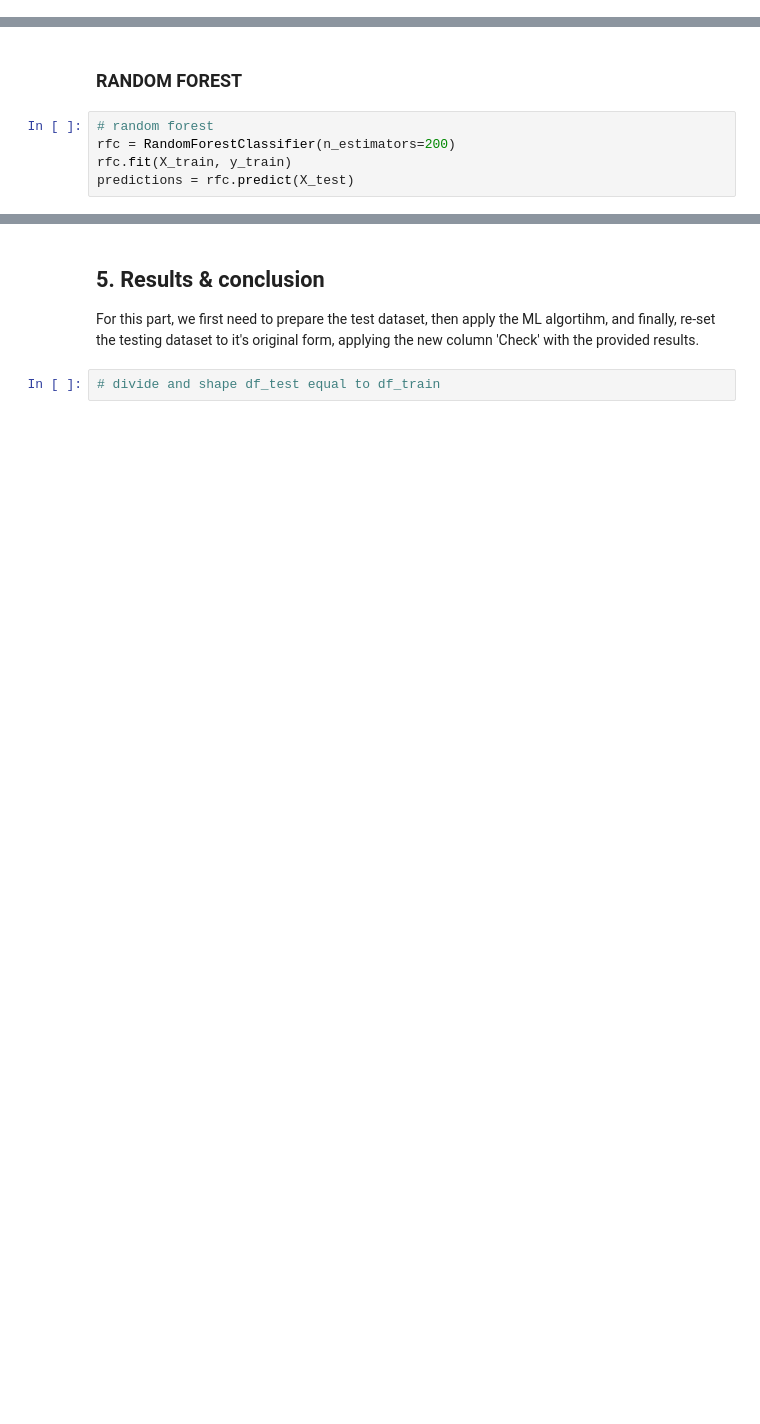
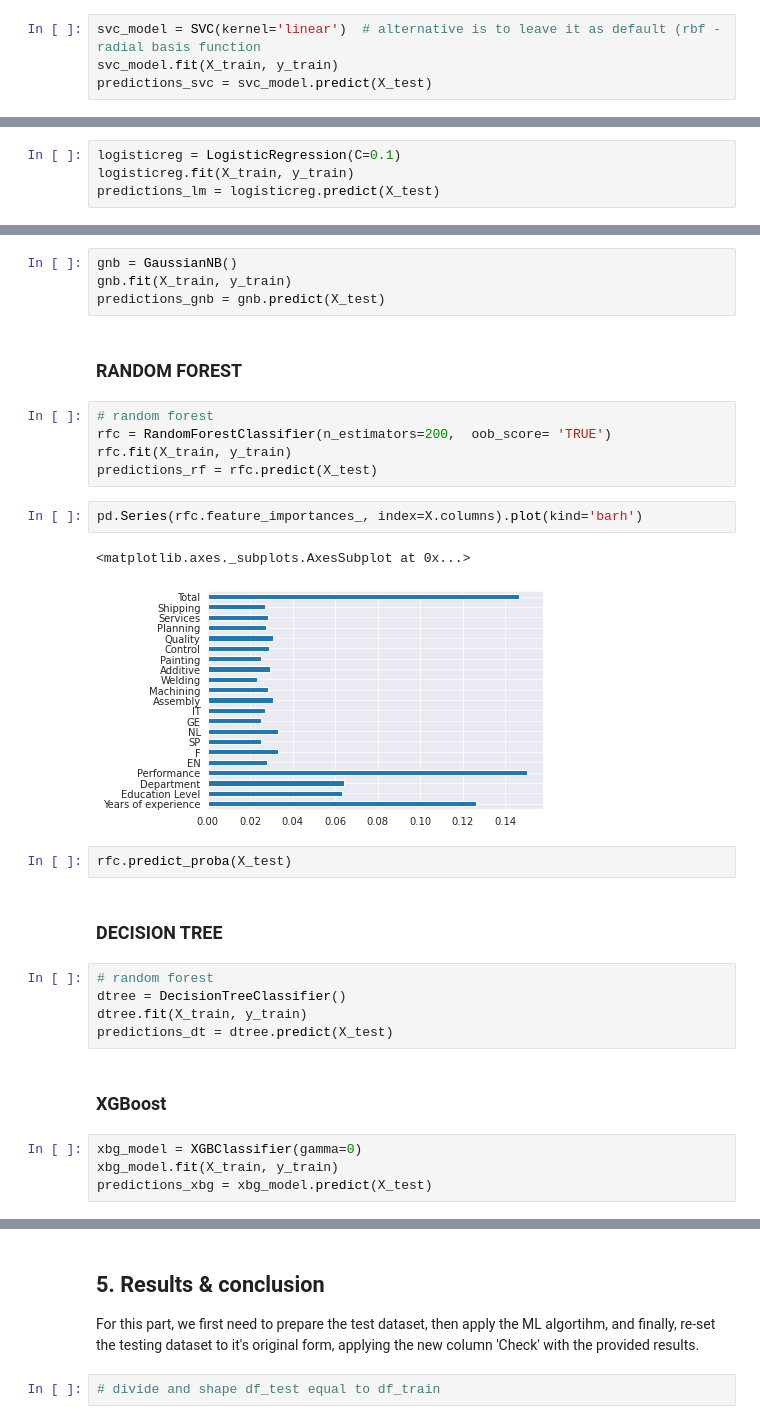
Before and after one commit to FHnt97/RUG_TOM_SIO, a Jupyter notebook: Copy_of_Assignment_A_4_2.ipynb, the cells around one changed output, grey strips where cells are left out. Drawn from its saved outputs; the diff is of its cells as text; blank space fills up the shorter version.

```diff
--- a/Copy_of_Assignment_A_4_2.ipynb
+++ b/Copy_of_Assignment_A_4_2.ipynb
@@ -251,0 +274,4 @@ X_train, X_test, y_train, y_test = train_test_split(X,y, test_size=0.2, random_s
+# %%
+svc_model = SVC(kernel='linear')  # alternative is to leave it as default (rbf - radial basis function
+svc_model.fit(X_train, y_train)
+predictions_svc = svc_model.predict(X_test)
@@ -251,0 +280,4 @@ X_train, X_test, y_train, y_test = train_test_split(X,y, test_size=0.2, random_s
+# %%
+logisticreg = LogisticRegression(C=0.1)
+logisticreg.fit(X_train, y_train)
+predictions_lm = logisticreg.predict(X_test)
@@ -252,7 +286,31 @@ X_train, X_test, y_train, y_test = train_test_split(X,y, test_size=0.2, random_s
+# %%
+gnb = GaussianNB()
+gnb.fit(X_train, y_train)
+predictions_gnb = gnb.predict(X_test)
 # %% [markdown]
 ### RANDOM FOREST
 # %%
 # random forest
-rfc = RandomForestClassifier(n_estimators=200)
+rfc = RandomForestClassifier(n_estimators=200,  oob_score= 'TRUE')
 rfc.fit(X_train, y_train)
-predictions = rfc.predict(X_test)
+predictions_rf = rfc.predict(X_test)
+# %%
+pd.Series(rfc.feature_importances_, index=X.columns).plot(kind='barh')
+# %% [output]
+<matplotlib.axes._subplots.AxesSubplot at 0x...>
+[figure, added]
+# %%
+rfc.predict_proba(X_test)
+# %% [markdown]
+### DECISION TREE
+# %%
+# random forest
+dtree = DecisionTreeClassifier()
+dtree.fit(X_train, y_train)
+predictions_dt = dtree.predict(X_test)
+# %% [markdown]
+### XGBoost
+# %%
+xbg_model = XGBClassifier(gamma=0)
+xbg_model.fit(X_train, y_train)
+predictions_xbg = xbg_model.predict(X_test)
```
Also changed, not shown: parts of 35 cells of this notebook.
